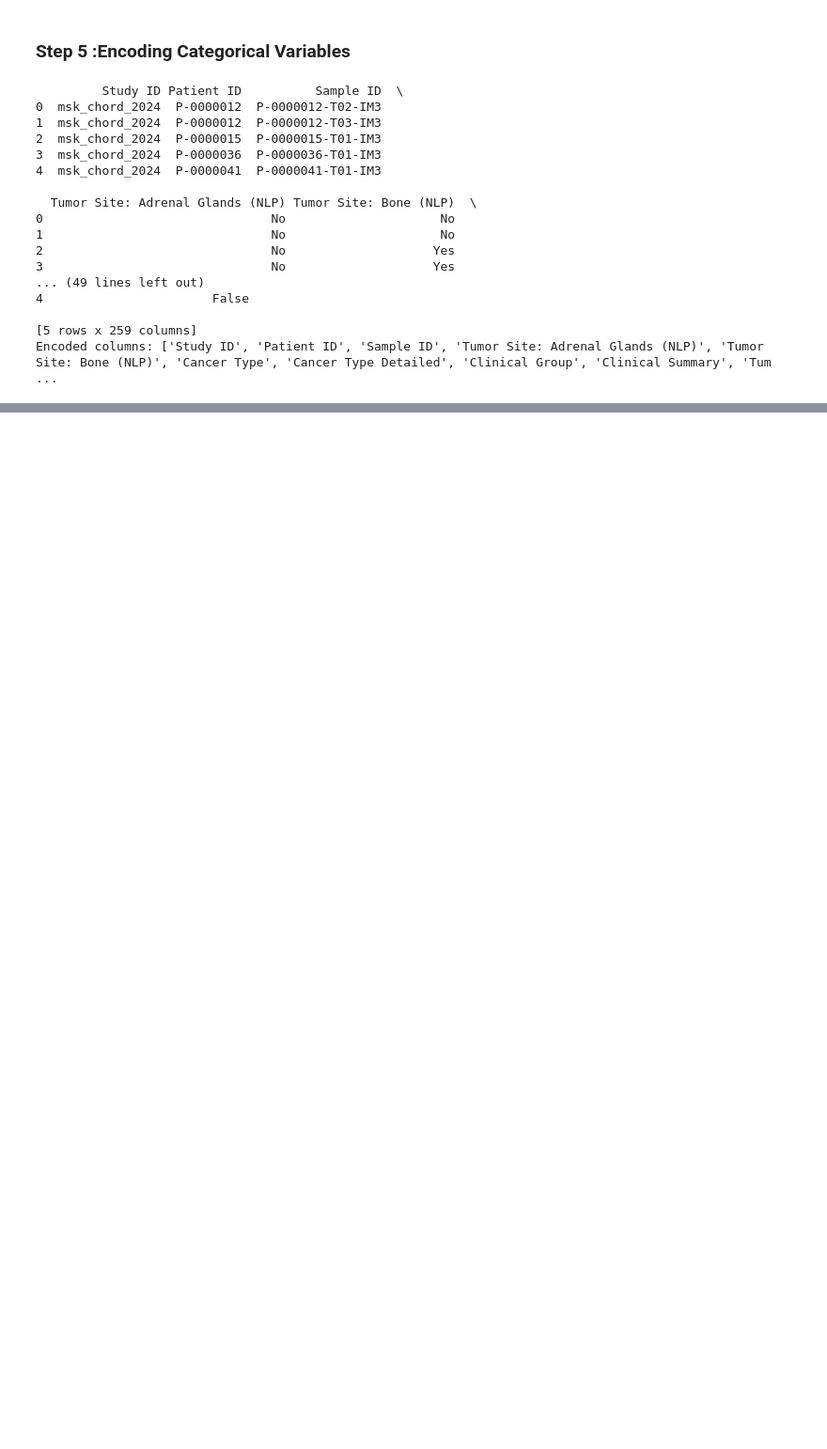
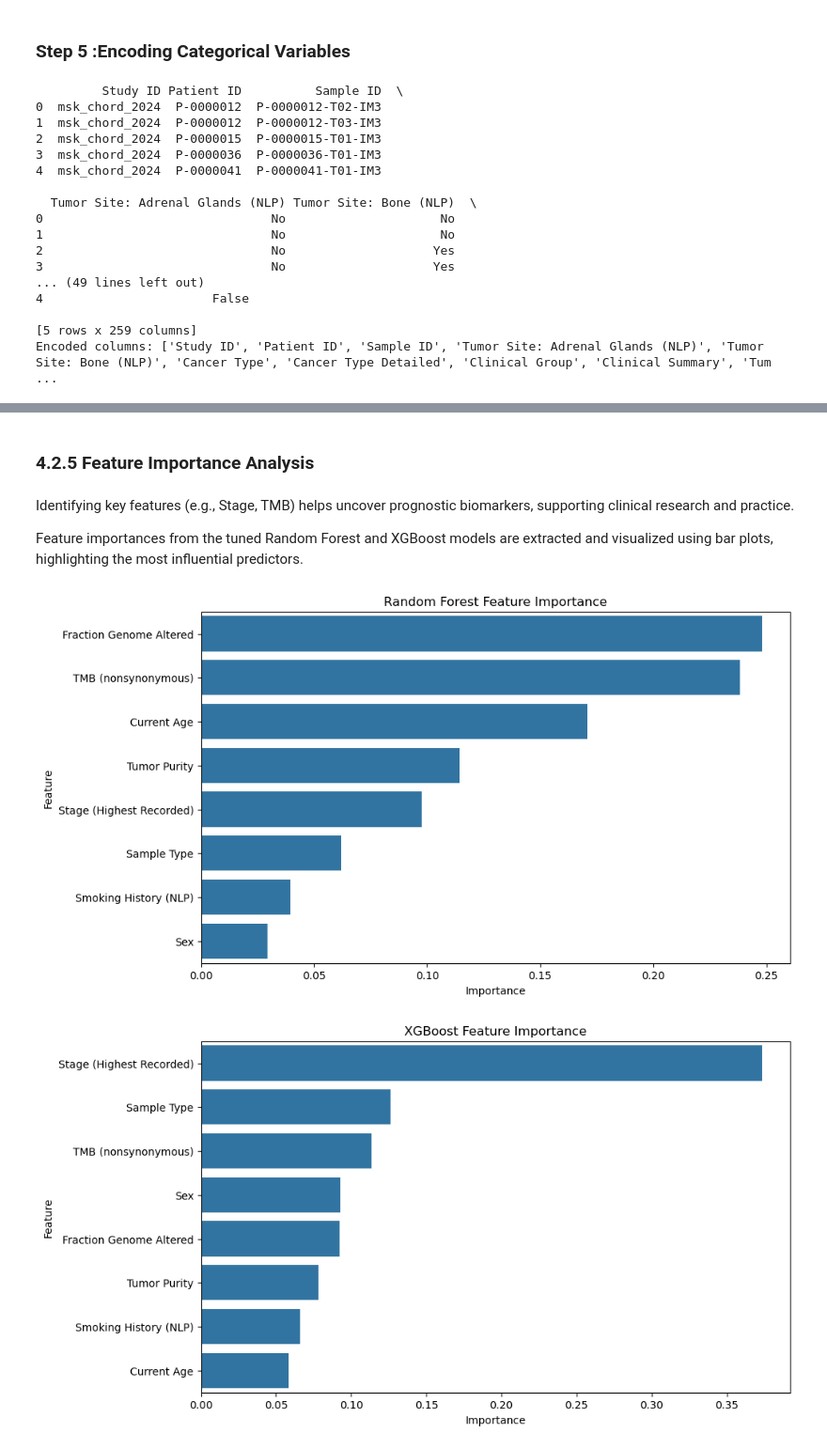
Before and after one commit to chriskarta/Pancreatic-Cancer-Survival-Prediction, a Jupyter notebook: index.ipynb, the cells around one changed output, grey strips where cells are left out. Shown at 94% size. Saved outputs shown, nothing was run; the diff lists cells and outputs as text; code cells hidden in the pictures; blank space fills up the shorter version.

```diff
--- a/index.ipynb
+++ b/index.ipynb
@@ -585,0 +997,31 @@ Encoded columns: ['Study ID', 'Patient ID', 'Sample ID', 'Tumor Site: Adrenal Gl
+# %% [markdown]
+### 4.2.5 Feature Importance Analysis
+# %% [markdown]
+Identifying key features (e.g., Stage, TMB) helps uncover prognostic biomarkers, supporting clinical research and practice.
+
+Feature importances from the tuned Random Forest and XGBoost models are extracted and visualized using bar plots, highlighting the most influential predictors.
+# %%
+# Feature importance for Random Forest
+rf_importances = pd.DataFrame({
+    'Feature': X_processed.columns,
+    'Importance': rf_best.feature_importances_
+}).sort_values('Importance', ascending=False)
+
+plt.figure(figsize=(10, 6))
+sns.barplot(x='Importance', y='Feature', data=rf_importances)
+plt.title('Random Forest Feature Importance')
+plt.show()
+
+# Feature importance for XGBoost
+xgb_importances = pd.DataFrame({
+    'Feature': X_processed.columns,
+    'Importance': xgb_best.feature_importances_
+}).sort_values('Importance', ascending=False)
+
+plt.figure(figsize=(10, 6))
+sns.barplot(x='Importance', y='Feature', data=xgb_importances)
+plt.title('XGBoost Feature Importance')
+plt.show()
+# %% [output]
+[figure, added]
+[figure, added]
```
Also changed, not shown: parts of 42 cells of this notebook, 4 other files.
